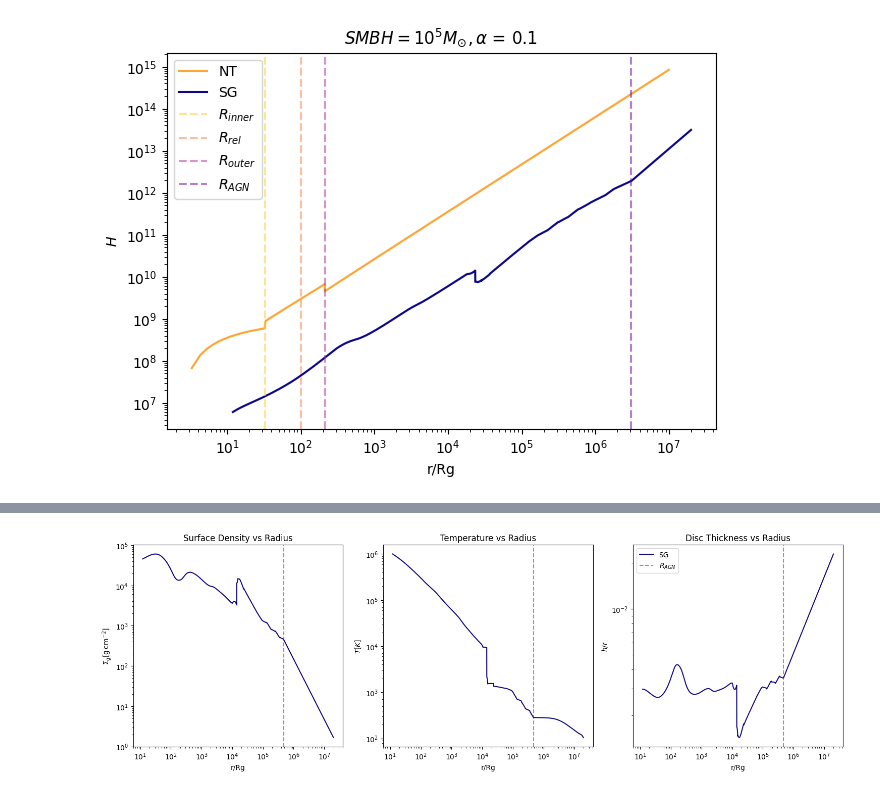
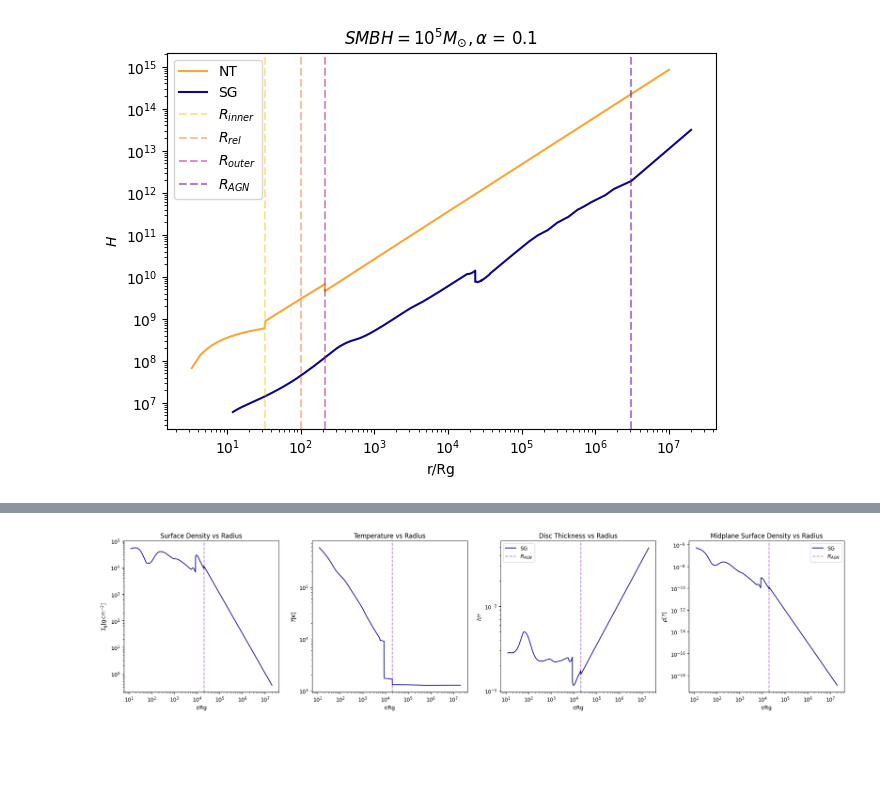
Before and after one commit to jt-stevenson/EMRIs_test, a Jupyter notebook: disk_profiles.ipynb, the cells around one changed output, grey strips where cells are left out. Saved outputs shown, nothing was run; the diff lists cells and outputs as text; code cells hidden in the pictures; blank space fills up the shorter version.

Commit message:
fixed rho and h profiles

```diff
--- a/disk_profiles.ipynb
+++ b/disk_profiles.ipynb
@@ -65,6 +96,8 @@ Hs=[]
 Hs_inner=[]
 Hs_mid=[]
 Hs_outer=[]
+
+hrs=[]
 
 rho0s=[]
 rho0s_inner=[]
@@ -154,6 +187,10 @@ for i in range(1, steps):
     rho0s.append(rho_0)
     Rs.append(rstar)
 
+    hr=H/(r*R_G)
+
+    hrs.append(hr)
+
     rho=sigma/(2*H)
     rhos.append(rho)
 
@@ -179,7 +216,7 @@ Rmin = disk.Rmin
 Rmax = disk.Rmax
 disk.solve_disk()
 
-Sigma = 2*disk.rho*disk.h
+Sigma = 2 * disk.rho* 1e3 * disk.h * 1e-2
 # %% [output]
 disk in inner region
 disk transitioned to middle region at 50.32087670152265 Rg
@@ -413,7 +448,7 @@ Mdisk/Mbh = 0.08318073756592848
 colour='plasma'
 cmap = plt.colormaps[colour]
 
-fig, axs = plt.subplots(1, 3, figsize=(15, 5), dpi=100)
+fig, axs = plt.subplots(1, 4, figsize=(20, 5), dpi=100)
 
 i=0
 axs[i].plot(disk.R/R_G, 2*disk.h*disk.rho*ct.SI_to_gcm2, label = r"SG", color=cmap(0.0))
@@ -433,32 +468,48 @@ axs[i].plot(disk.R/R_G, disk.T, color=cmap(0.0), label = r"SG")
 axs[i].set_ylabel(r'$T [K] $')
 axs[i].set_xlabel("r/Rg")
 
 axs[i].set_xscale('log')
 axs[i].set_yscale('log')
 
 # axs[i].set_xlim(5, 1e7)
 # axs[i].set_ylim(1e1, 3e7)
 axs[i].axvline(x=disk.R_AGN/R_G, linestyle='--', color=cmap(0.2), alpha=0.5, label = r"$R_{AGN}$")
 
 axs[i].set_title(f'Temperature vs Radius')
 
 i=2
 
 axs[i].plot(disk.R/R_G, disk.h/disk.R, label = r"SG", color=cmap(0.0))
 axs[i].set_ylabel(r'$h/r$')
 axs[i].set_xlabel("r/Rg")
 
 # axs[i].set_xlim(1, 1e7)
 # axs[i].set_ylim(1, 1e7)
 axs[i].set_xscale('log')
 axs[i].set_yscale('log')
 axs[i].axvline(x=disk.R_AGN/R_G, linestyle='--', color=cmap(0.2), alpha=0.5, label = r"$R_{AGN}$")
 
 axs[i].set_title(f'Disc Thickness vs Radius')
 axs[i].legend()
 
+i=3
+
+axs[i].plot(disk.R/R_G, disk.rho/1e3, label = r"SG", color=cmap(0.0))
+axs[i].set_ylabel(r'$\rho [?]$')
+axs[i].set_xlabel("r/Rg")
+
+# axs[i].set_xlim(1, 1e7)
+# axs[i].set_ylim(1, 1e7)
+axs[i].set_xscale('log')
+axs[i].set_yscale('log')
+axs[i].axvline(x=disk.R_AGN/R_G, linestyle='--', color=cmap(0.2), alpha=0.5, label = r"$R_{AGN}$")
+
+axs[i].set_title(f'Midplane Surface Density vs Radius')
+axs[i].legend()
+
+
 plt.tight_layout()
-plt.savefig(f'EMRIs_Jupiter_2/SG_profiles_logMBH{MBH_power}_alpha{alpha}_2.pdf')
+plt.savefig(f'EMRIs_Jupiter_2/SG_profiles_logMBH{MBH_power}_alpha{alpha}_3.pdf')
 plt.show()
 # %% [output]
-[figure, old version]
+[figure, new version]
```
Also changed, not shown: parts of 7 cells of this notebook, 1 other file.
